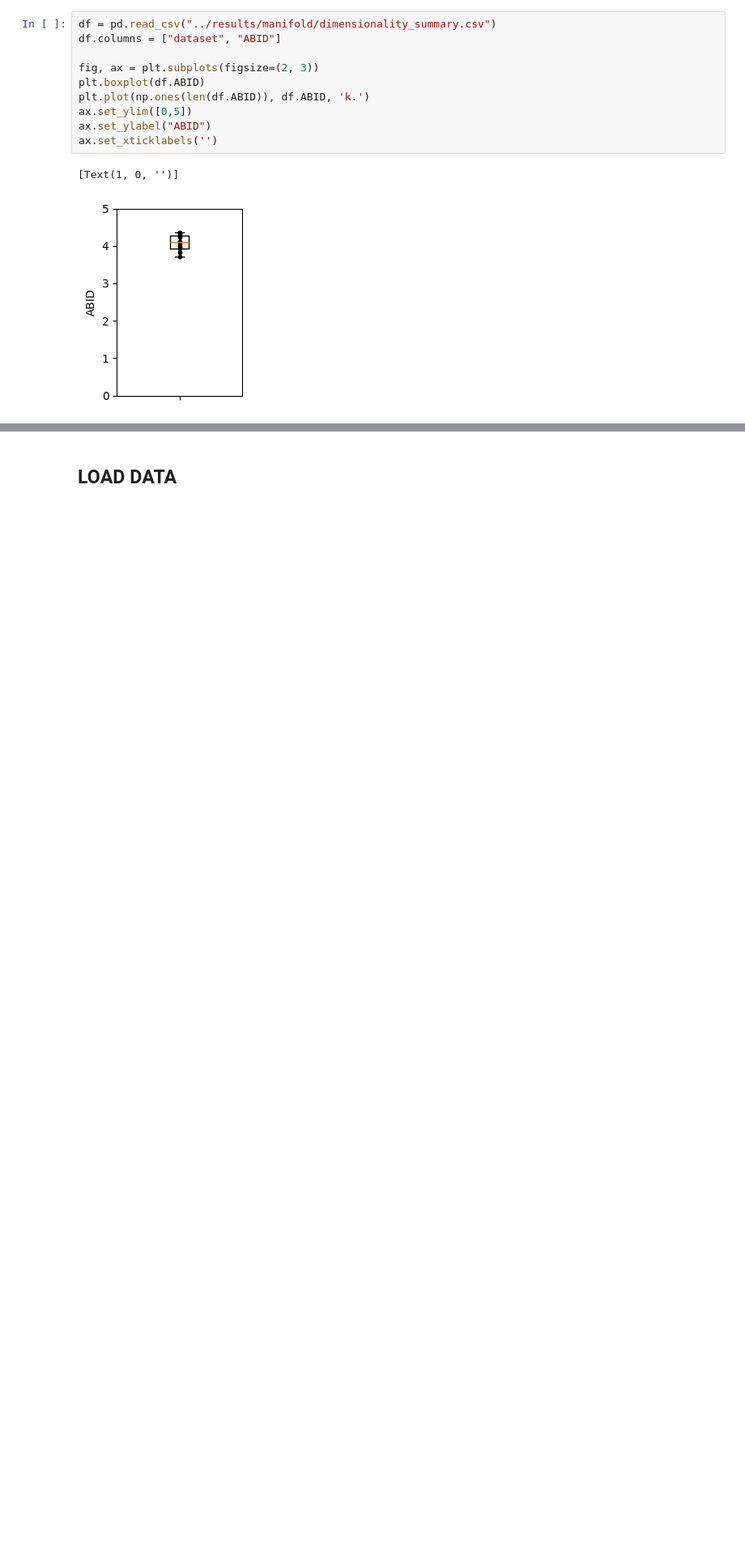
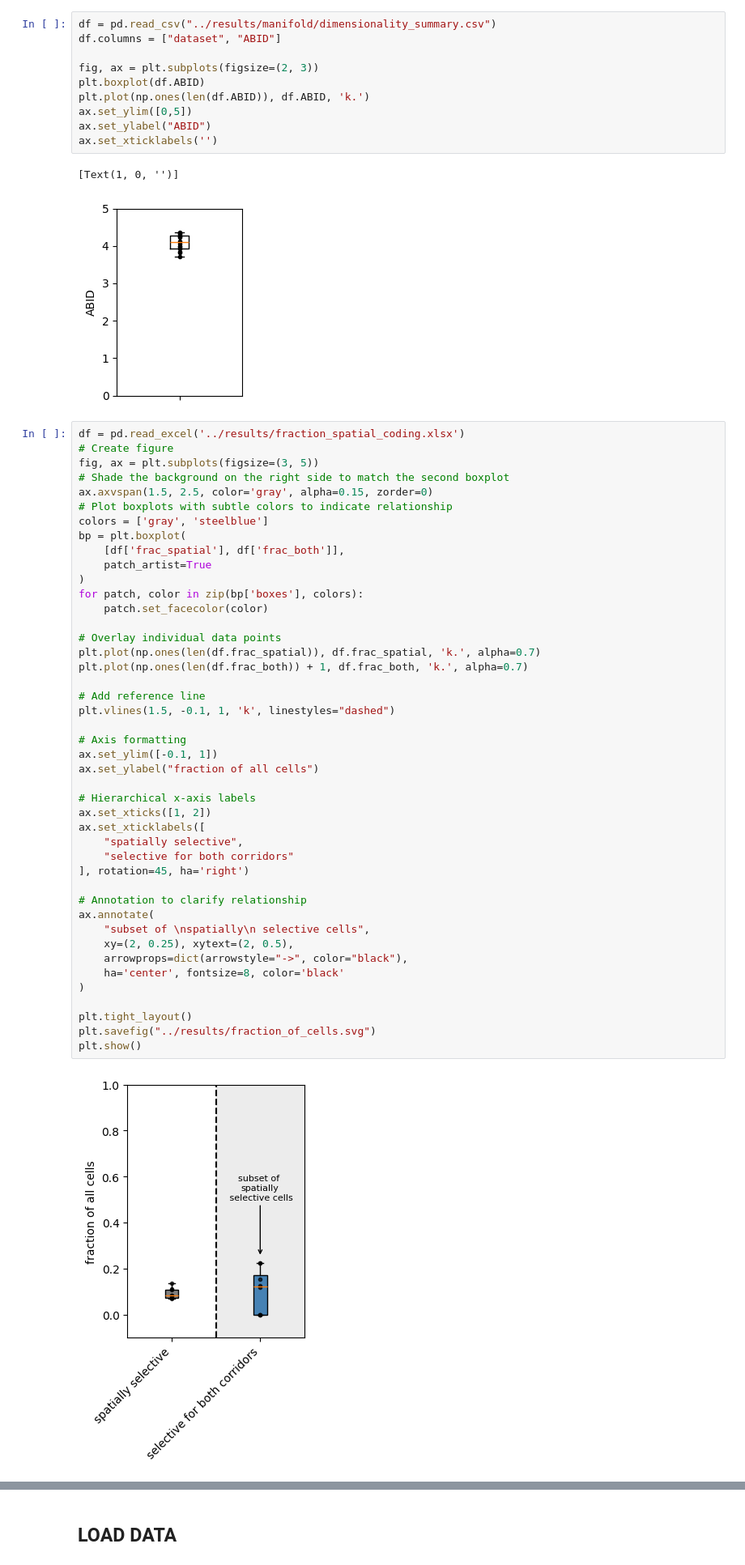
Before and after one commit to Anneser/SpatialInformation, a Jupyter notebook: scripts/04_DimensionalityAnalysis.ipynb, the cells around one changed output, grey strips where cells are left out. Shown at 81% size. Cells and saved outputs as stored; diff of their text form; blank space fills up the shorter version.

```diff
--- a/scripts/04_DimensionalityAnalysis.ipynb
+++ b/scripts/04_DimensionalityAnalysis.ipynb
@@ -37,3 +37,49 @@ ax.set_xticklabels('')
 # %% [output]
 [Text(1, 0, '')]
 [figure]
+# %%
+df = pd.read_excel('../results/fraction_spatial_coding.xlsx')
+# Create figure
+fig, ax = plt.subplots(figsize=(3, 5))
+# Shade the background on the right side to match the second boxplot
+ax.axvspan(1.5, 2.5, color='gray', alpha=0.15, zorder=0)
+# Plot boxplots with subtle colors to indicate relationship
+colors = ['gray', 'steelblue']
+bp = plt.boxplot(
+    [df['frac_spatial'], df['frac_both']],
+    patch_artist=True
+)
+for patch, color in zip(bp['boxes'], colors):
+    patch.set_facecolor(color)
+
+# Overlay individual data points
+plt.plot(np.ones(len(df.frac_spatial)), df.frac_spatial, 'k.', alpha=0.7)
+plt.plot(np.ones(len(df.frac_both)) + 1, df.frac_both, 'k.', alpha=0.7)
+
+# Add reference line
+plt.vlines(1.5, -0.1, 1, 'k', linestyles="dashed")
+
+# Axis formatting
+ax.set_ylim([-0.1, 1])
+ax.set_ylabel("fraction of all cells")
+
+# Hierarchical x-axis labels
+ax.set_xticks([1, 2])
+ax.set_xticklabels([
+    "spatially selective",
+    "selective for both corridors"
+], rotation=45, ha='right')
+
+# Annotation to clarify relationship
+ax.annotate(
+    "subset of \nspatially\n selective cells",
+    xy=(2, 0.25), xytext=(2, 0.5),
+    arrowprops=dict(arrowstyle="->", color="black"),
+    ha='center', fontsize=8, color='black'
+)
+
+plt.tight_layout()
+plt.savefig("../results/fraction_of_cells.svg")
+plt.show()
+# %% [output]
+[figure, added]
```
Also changed, not shown: parts of 7 cells of this notebook, 8 other files.
